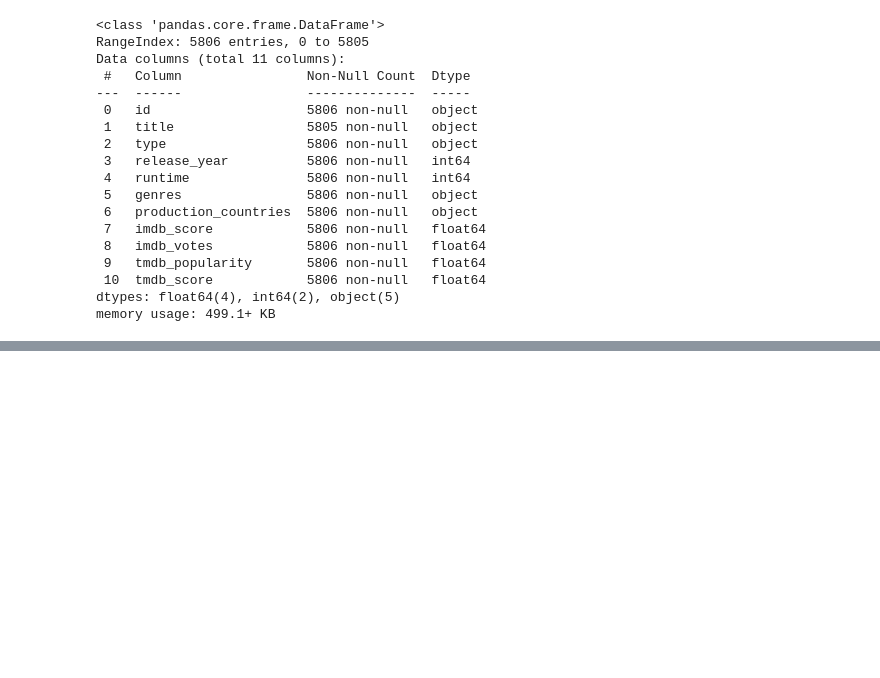
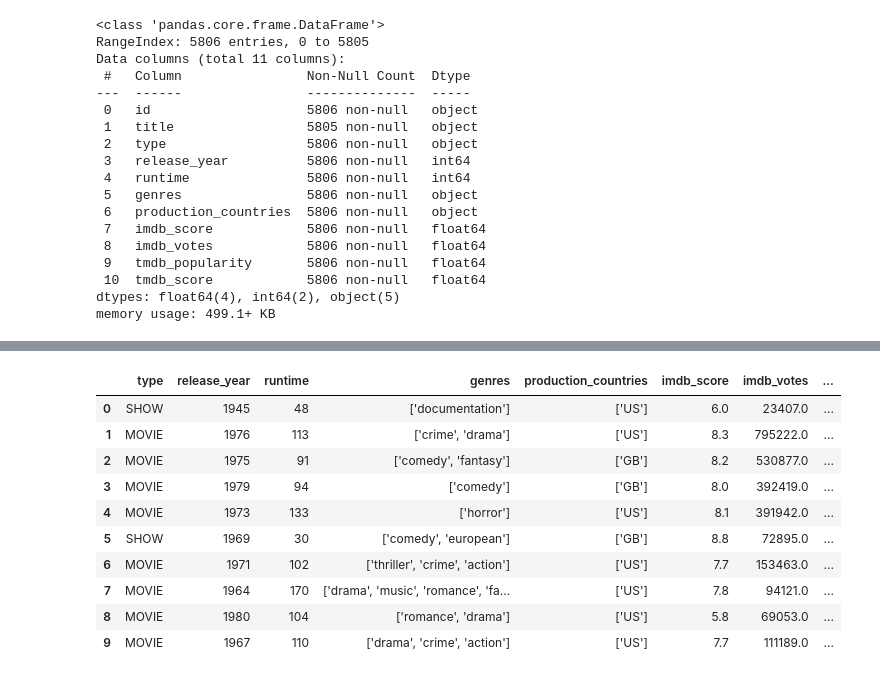
Before and after one commit to akrepel/DS1-GroupProject, a Jupyter notebook: DS1P.ipynb, the cells around one changed output, grey strips where cells are left out. Drawn from its saved outputs; the diff is of its cells as text; code cells hidden in the pictures; blank space fills up the shorter version.

```diff
--- a/DS1P.ipynb
+++ b/DS1P.ipynb
@@ -236,0 +235,14 @@ netflix_df.
+# %%
+netflix_df.head(10)
+# %% [output]
+|  | type | release_year | runtime | genres | production_countries | imdb_score | imdb_votes | ... |
+| 0 | SHOW | 1945 | 48 | ['documentation'] | ['US'] | 6.0 | 23407.0 | ... |
+| 1 | MOVIE | 1976 | 113 | ['crime', 'drama'] | ['US'] | 8.3 | 795222.0 | ... |
+| 2 | MOVIE | 1975 | 91 | ['comedy', 'fantasy'] | ['GB'] | 8.2 | 530877.0 | ... |
+| 3 | MOVIE | 1979 | 94 | ['comedy'] | ['GB'] | 8.0 | 392419.0 | ... |
+| 4 | MOVIE | 1973 | 133 | ['horror'] | ['US'] | 8.1 | 391942.0 | ... |
+| 5 | SHOW | 1969 | 30 | ['comedy', 'european'] | ['GB'] | 8.8 | 72895.0 | ... |
+| 6 | MOVIE | 1971 | 102 | ['thriller', 'crime', 'action'] | ['US'] | 7.7 | 153463.0 | ... |
+| 7 | MOVIE | 1964 | 170 | ['drama', 'music', 'romance', 'fa... | ['US'] | 7.8 | 94121.0 | ... |
+| 8 | MOVIE | 1980 | 104 | ['romance', 'drama'] | ['US'] | 5.8 | 69053.0 | ... |
+| 9 | MOVIE | 1967 | 110 | ['drama', 'crime', 'action'] | ['US'] | 7.7 | 111189.0 | ... |
```
Also changed, not shown: parts of 19 cells of this notebook.
